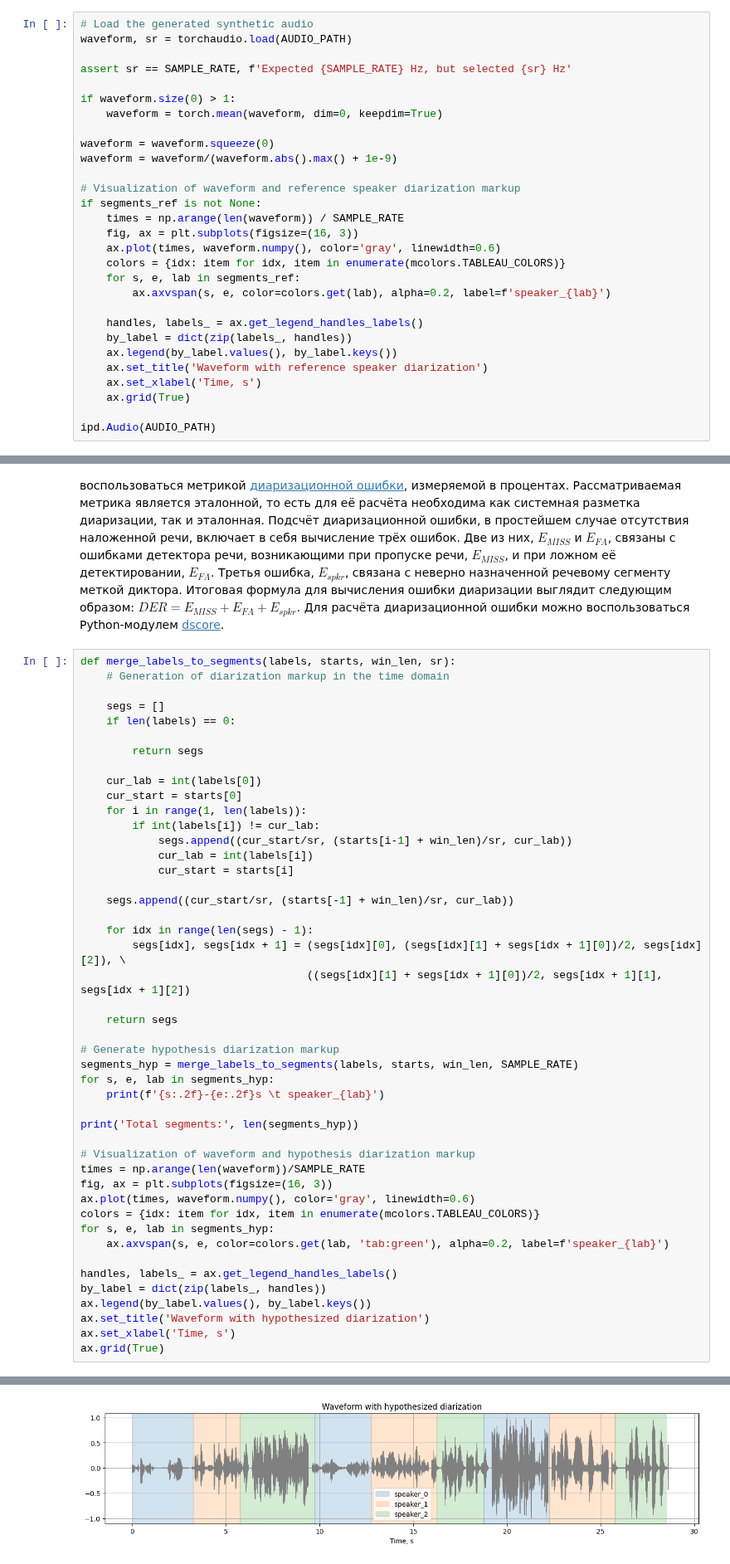
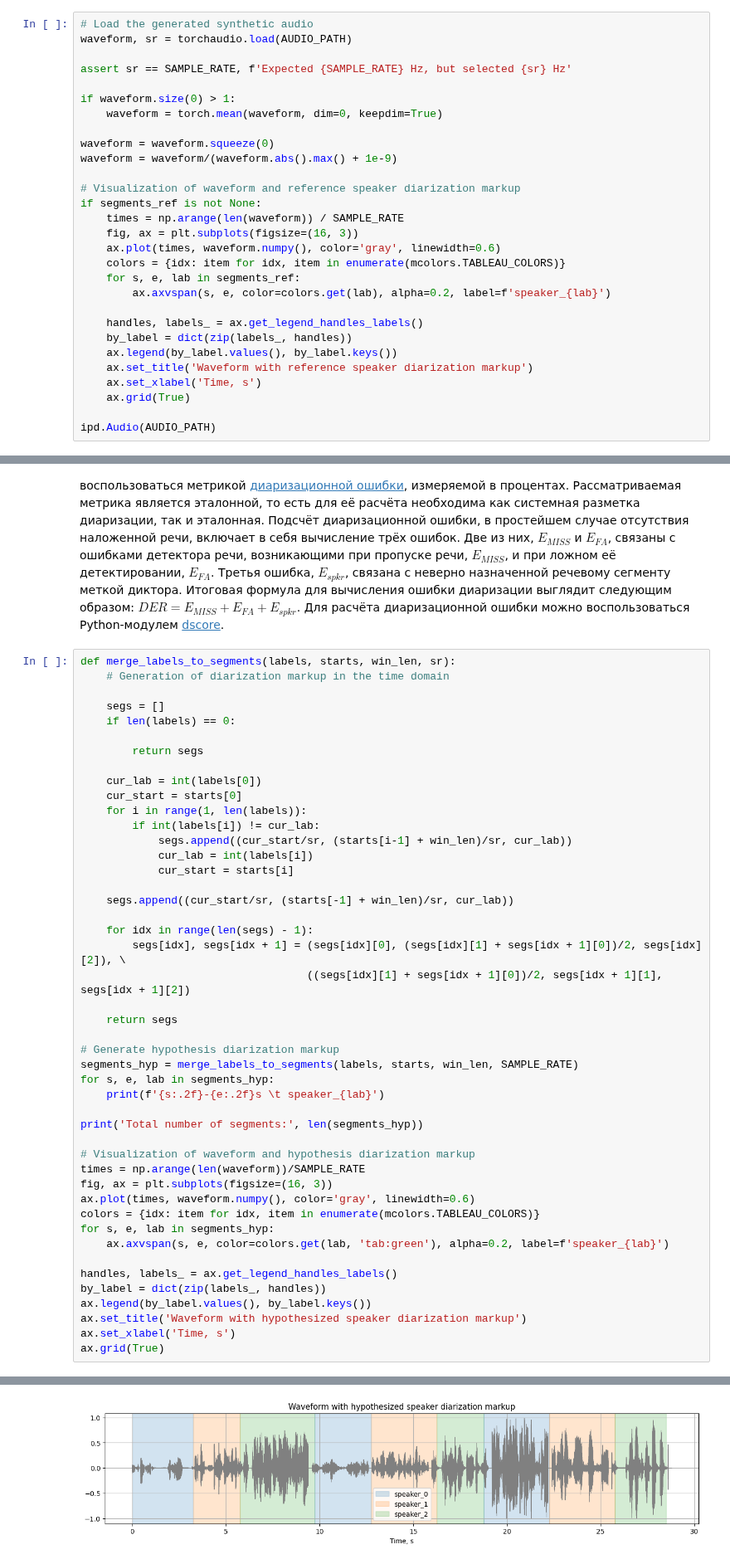
Before and after one commit to itmo-mbss-lab/sr_labs_book, a Jupyter notebook: lab7/lab7_blank.ipynb, the cells around one changed output, grey strips where cells are left out. Shown at 83% size. Cells and saved outputs as stored; diff of their text form.

Commit message:
Change some titles

```diff
--- a/lab7/lab7_blank.ipynb
+++ b/lab7/lab7_blank.ipynb
@@ -227,7 +227,7 @@ if segments_ref is not None:
     handles, labels_ = ax.get_legend_handles_labels()
     by_label = dict(zip(labels_, handles))
     ax.legend(by_label.values(), by_label.keys())
-    ax.set_title('Waveform with reference speaker diarization')
+    ax.set_title('Waveform with reference speaker diarization markup')
     ax.set_xlabel('Time, s')
     ax.grid(True)
 
@@ -356,7 +356,7 @@ segments_hyp = merge_labels_to_segments(labels, starts, win_len, SAMPLE_RATE)
 for s, e, lab in segments_hyp:
     print(f'{s:.2f}-{e:.2f}s \t speaker_{lab}')
 
-print('Total segments:', len(segments_hyp))
+print('Total number of segments:', len(segments_hyp))
 
 # Visualization of waveform and hypothesis diarization markup
 times = np.arange(len(waveform))/SAMPLE_RATE
@@ -369,7 +369,7 @@ for s, e, lab in segments_hyp:
 handles, labels_ = ax.get_legend_handles_labels()
 by_label = dict(zip(labels_, handles))
 ax.legend(by_label.values(), by_label.keys())
-ax.set_title('Waveform with hypothesized diarization')
+ax.set_title('Waveform with hypothesized speaker diarization markup')
 ax.set_xlabel('Time, s')
 ax.grid(True)
 # %% [output]
@@ -386,4 +386,4 @@ Total segments: 9
-[figure, old version]
+[figure, new version]
 # %%
 # Generating RTTM file with hypothesis diarization markup
 rec_id = os.path.splitext(os.path.basename(AUDIO_PATH))[0]
```
Also changed, not shown: parts of 3 cells of this notebook.
